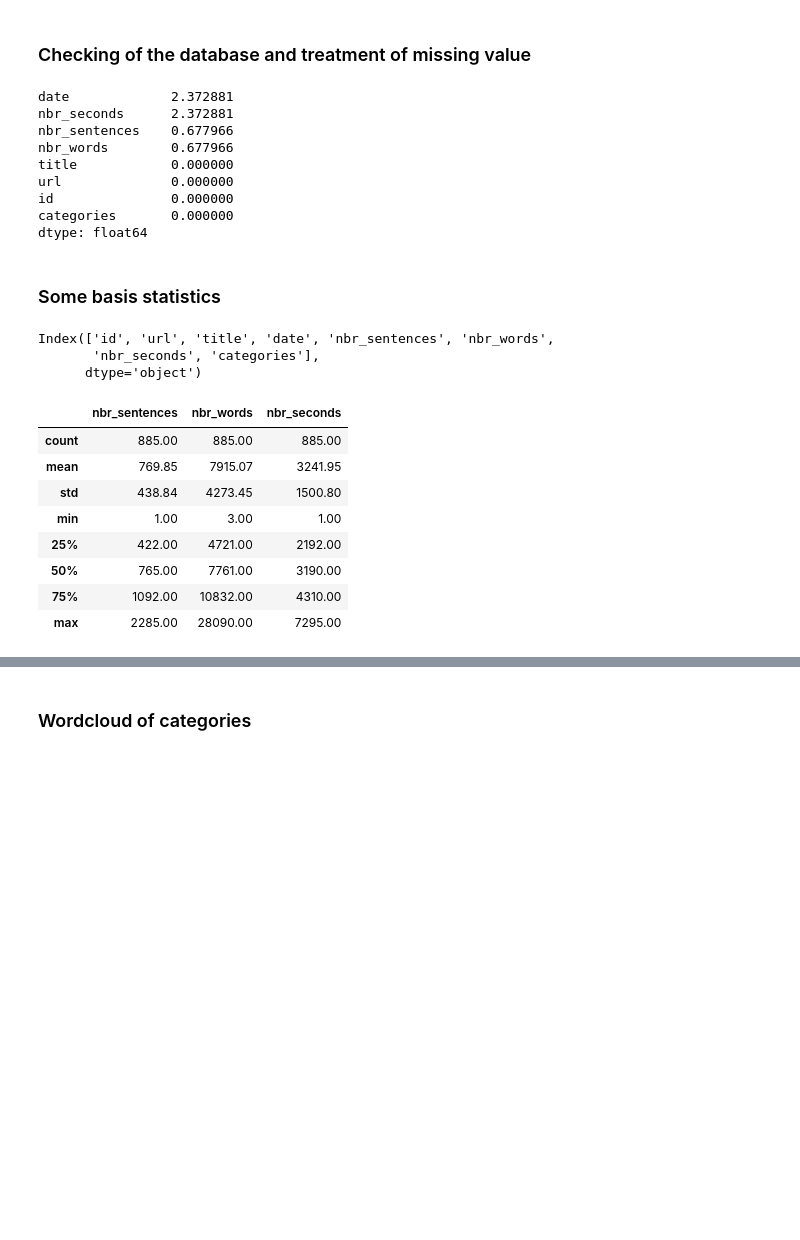
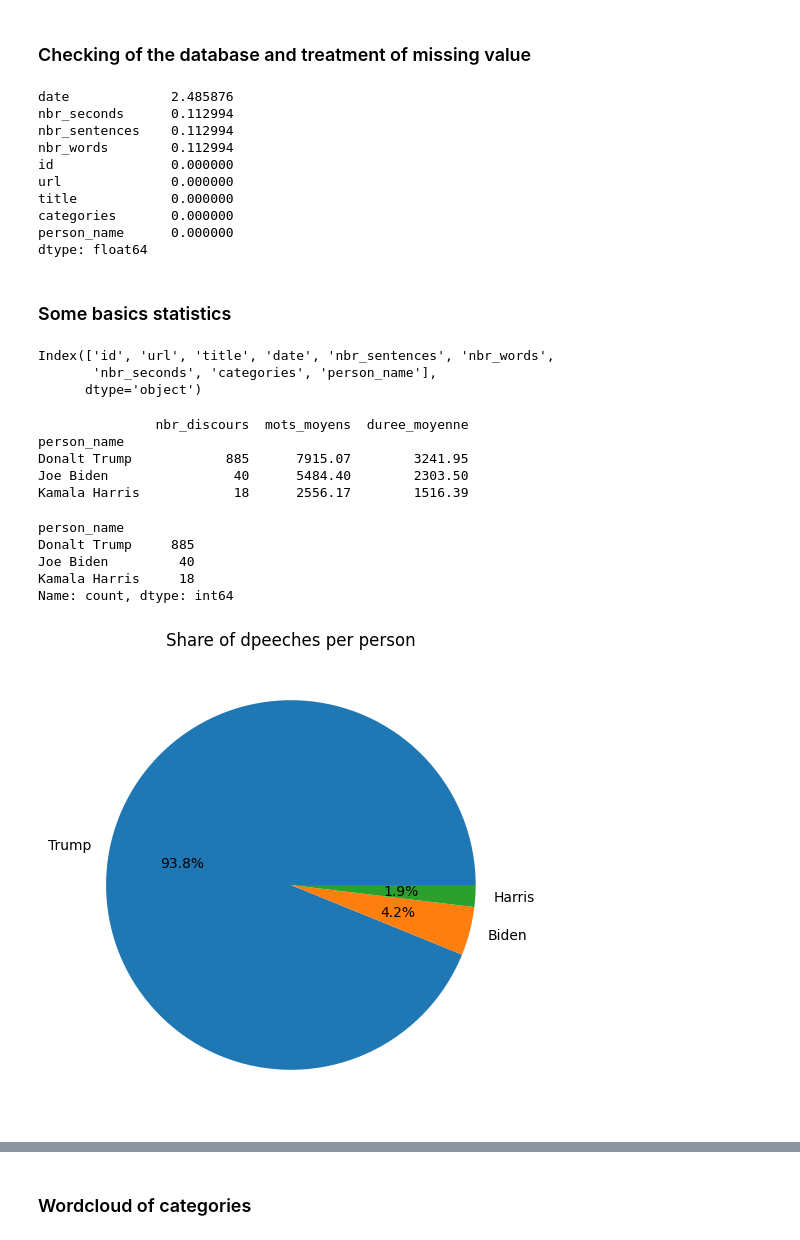
Before and after one commit to NgrimaldiN/Getting-in-Trump-s-Head, a Jupyter notebook: notebooks/test_db.ipynb, the cells around one changed output, grey strips where cells are left out. Drawn from its saved outputs; the diff is of its cells as text; code cells hidden in the pictures; blank space fills up the shorter version.

```diff
--- a/notebooks/test_db.ipynb
+++ b/notebooks/test_db.ipynb
@@ -37,23 +96,24 @@ memory usage: 55.4+ KB
 # %% [markdown]
 ### Convertion of some variables into numeric/datetime
 # %%
-df1["nbr_words"]=pd.to_numeric(df1["nbr_words"], errors= "coerce",downcast="integer")
-df1["nbr_sentences"]=pd.to_numeric(df1["nbr_sentences"], errors="coerce", downcast="integer")
-df1["nbr_seconds"]=pd.to_numeric(df1["nbr_seconds"], errors="coerce", downcast="integer")
+df["nbr_words"]=pd.to_numeric(df["nbr_words"], errors= "coerce",downcast="integer")
+df["nbr_sentences"]=pd.to_numeric(df["nbr_sentences"], errors="coerce", downcast="integer")
+df["nbr_seconds"]=pd.to_numeric(df["nbr_seconds"], errors="coerce", downcast="integer")
 
-df1["date"]=pd.to_datetime(df1["date"], errors="coerce")
+df["date"]=pd.to_datetime(df["date"], errors="coerce")
 # %% [markdown]
 ### Checking of the database and treatment of missing value
 # %%
-df1.isna().sum().sort_values(ascending=False)*100/df1.shape[0]  # sort by percentage of missing values
+df.isna().sum().sort_values(ascending=False)*100/df1.shape[0]  # sort by percentage of missing values
 # %% [output]
-date             2.372881
-nbr_seconds      2.372881
-nbr_sentences    0.677966
-nbr_words        0.677966
+date             2.485876
+nbr_seconds      0.112994
+nbr_sentences    0.112994
+nbr_words        0.112994
+id               0.000000
+url              0.000000
 title            0.000000
-url              0.000000
-id               0.000000
 categories       0.000000
+person_name      0.000000
 dtype: float64
 # %%
@@ -62,22 +122,46 @@ df1.fillna({"nbr_sentences" : df1["nbr_sentences"].mean(),          # fill missi
             "nbr_words": df1["nbr_words"].mean()
 }, inplace=True)
 # %% [markdown]
-### Some basis statistics
+### Some basics statistics
 # %%
-df1.columns
+df.columns
 # %% [output]
 Index(['id', 'url', 'title', 'date', 'nbr_sentences', 'nbr_words',
-       'nbr_seconds', 'categories'],
+       'nbr_seconds', 'categories', 'person_name'],
       dtype='object')
-# %%
-df1[["nbr_sentences","nbr_words","nbr_seconds" ]].describe().round(2)
-# %% [output]
-|  | nbr_sentences | nbr_words | nbr_seconds |
-| count | 885.00 | 885.00 | 885.00 |
-| mean | 769.85 | 7915.07 | 3241.95 |
-| std | 438.84 | 4273.45 | 1500.80 |
-| min | 1.00 | 3.00 | 1.00 |
-| 25% | 422.00 | 4721.00 | 2192.00 |
-| 50% | 765.00 | 7761.00 | 3190.00 |
-| 75% | 1092.00 | 10832.00 | 4310.00 |
-| max | 2285.00 | 28090.00 | 7295.00 |
+# %%
+comparison = df.groupby("person_name").agg(
+    nbr_discours=("nbr_sentences", "count"),
+    mots_moyens=("nbr_words", "mean"),
+    duree_moyenne=("nbr_seconds", "mean")
+).round(2)
+
+print(comparison)
+# %% [output]
+               nbr_discours  mots_moyens  duree_moyenne
+person_name
+Donalt Trump            885      7915.07        3241.95
+Joe Biden                40      5484.40        2303.50
+Kamala Harris            18      2556.17        1516.39
+# %%
+number=df["person_name"].value_counts()
+number
+# %% [output]
+person_name
+Donalt Trump     885
+Joe Biden         40
+Kamala Harris     18
+Name: count, dtype: int64
+# %%
+plt.figure(figsize=(6,6))
+plt.subplot(111)
+
+number=df["person_name"].value_counts()
+
+plt.pie(number,labels=["Trump", "Biden", "Harris"], autopct="%1.1f%%")
+
+plt.title("Share of dpeeches per person")
+
+plt.show()
+# %% [output]
+[figure, added]
```
Also changed, not shown: parts of 19 cells of this notebook, 1 other file.
